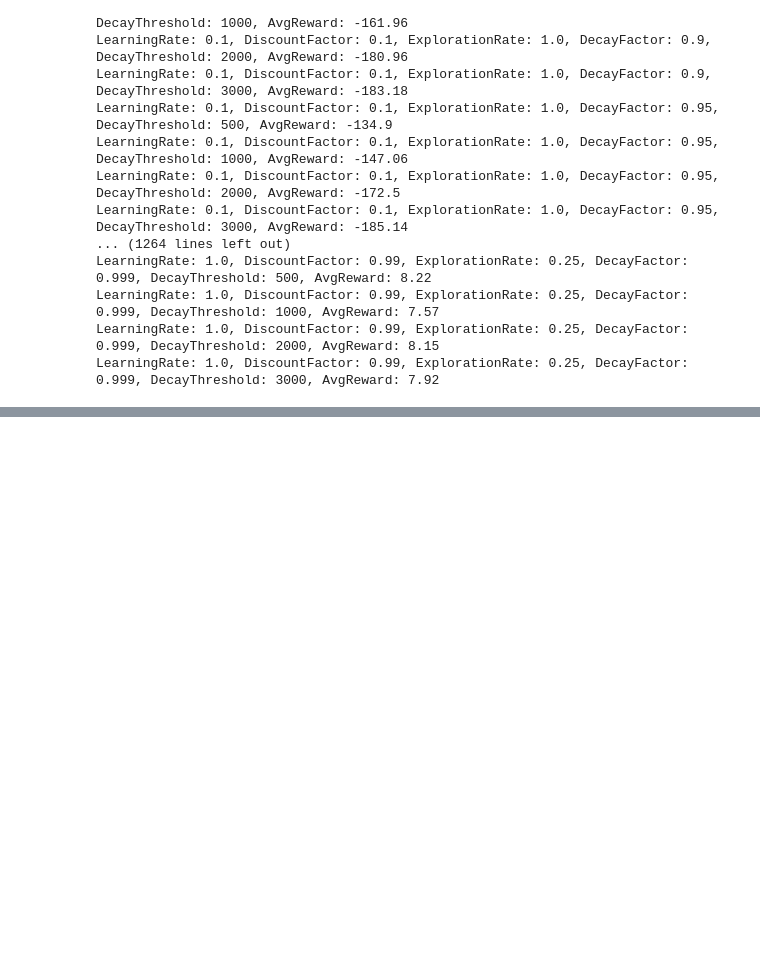
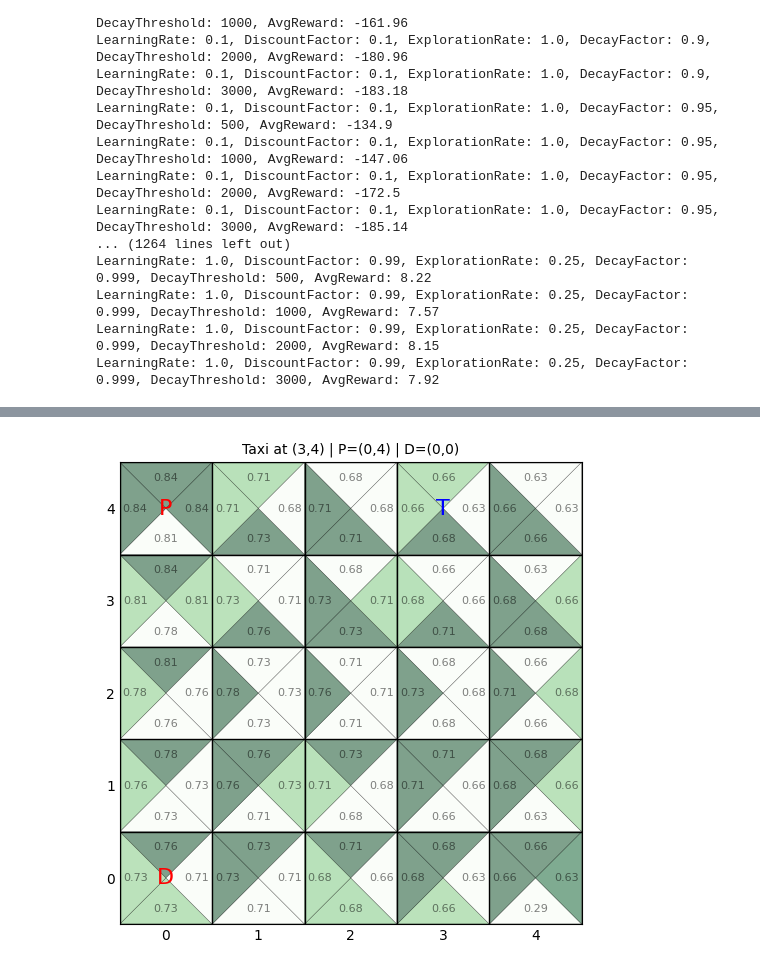
Before and after one commit to syedtaha22/taxi-q-learning-agent, a Jupyter notebook: analysis.ipynb, the cells around one changed output, grey strips where cells are left out. Saved outputs shown, nothing was run; the diff lists cells and outputs as text; code cells hidden in the pictures; blank space fills up the shorter version.

```diff
--- a/analysis.ipynb
+++ b/analysis.ipynb
@@ -182,0 +287,4 @@ LearningRate: 1.0, DiscountFactor: 0.99, ExplorationRate: 0.25, DecayFactor: 0.9
+# %%
+tuned_visualizer.run_random_state()
+# %% [output]
+[figure, added]
```
Also changed, not shown: parts of 34 cells of this notebook.
